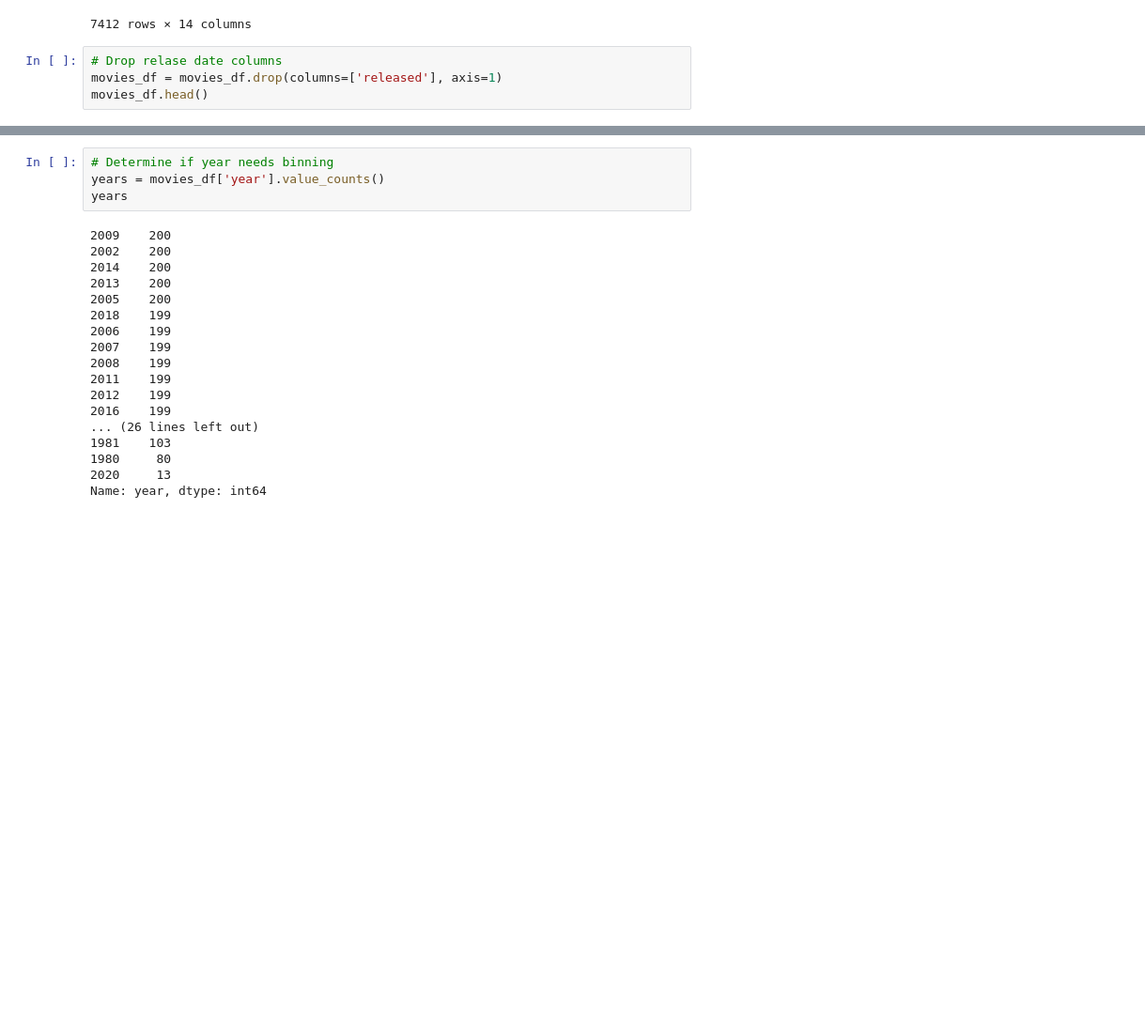
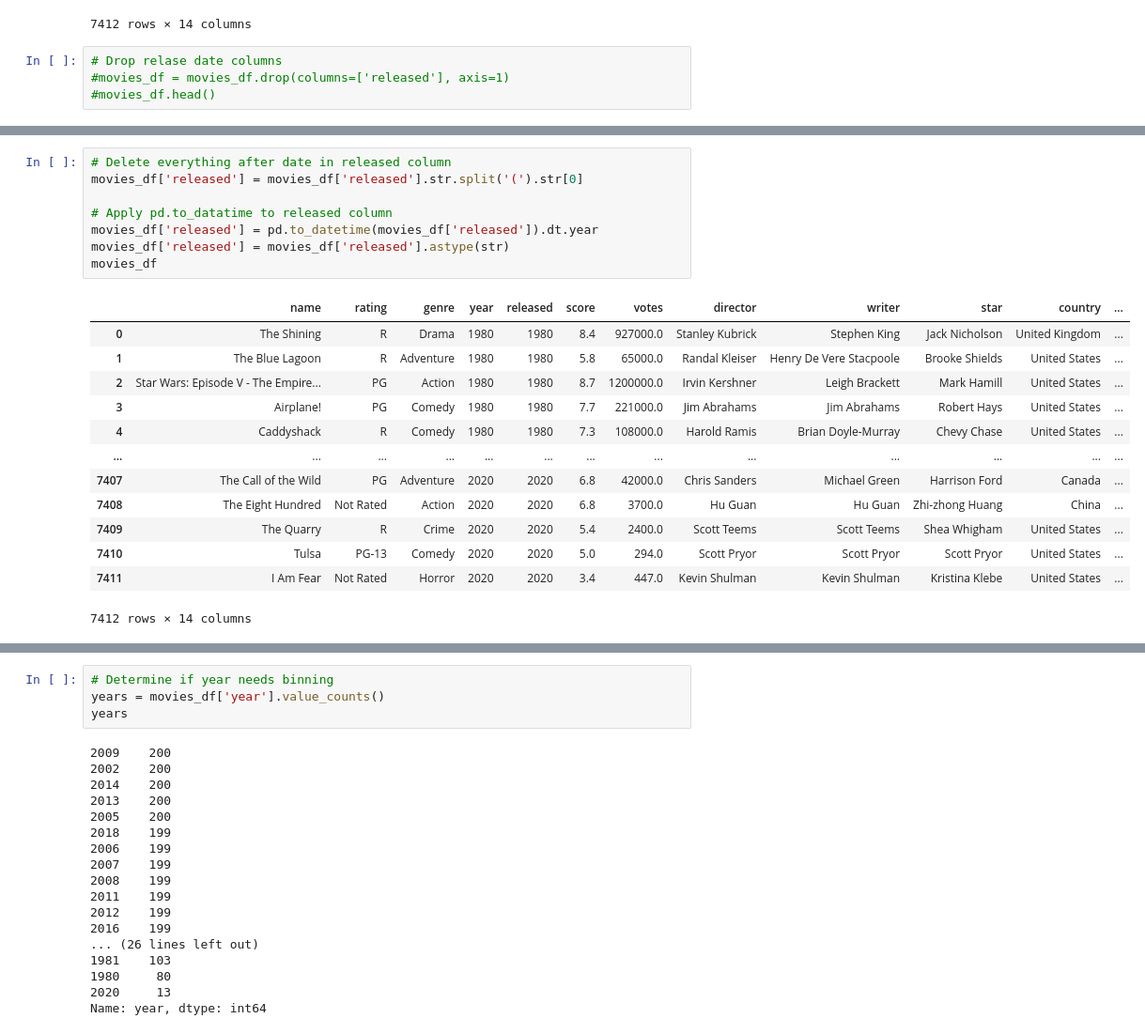
Before and after one commit to AleksKostrycka/Movie_Review_Project, a Jupyter notebook: Linear_Regression_Machine_Learning_Model.ipynb, the cells around one changed output, grey strips where cells are left out. Shown: that part at 94% size. Cells and saved outputs as stored; diff of their text form; blank space fills up the shorter version.

```diff
--- a/Linear_Regression_Machine_Learning_Model.ipynb
+++ b/Linear_Regression_Machine_Learning_Model.ipynb
@@ -41,5 +41,5 @@ movies_df
 7412 rows × 14 columns
 # %%
 # Drop relase date columns
-movies_df = movies_df.drop(columns=['released'], axis=1)
-movies_df.head()
+#movies_df = movies_df.drop(columns=['released'], axis=1)
+#movies_df.head()
@@ -52,0 +111,22 @@ movies_df.head()
+# %%
+# Delete everything after date in released column
+movies_df['released'] = movies_df['released'].str.split('(').str[0]
+
+# Apply pd.to_datatime to released column
+movies_df['released'] = pd.to_datetime(movies_df['released']).dt.year
+movies_df['released'] = movies_df['released'].astype(str)
+movies_df
+# %% [output]
+|  | name | rating | genre | year | released | score | votes | director | writer | star | country | ... |
+| 0 | The Shining | R | Drama | 1980 | 1980 | 8.4 | 927000.0 | Stanley Kubrick | Stephen King | Jack Nicholson | United Kingdom | ... |
+| 1 | The Blue Lagoon | R | Adventure | 1980 | 1980 | 5.8 | 65000.0 | Randal Kleiser | Henry De Vere Stacpoole | Brooke Shields | United States | ... |
+| 2 | Star Wars: Episode V - The Empire... | PG | Action | 1980 | 1980 | 8.7 | 1200000.0 | Irvin Kershner | Leigh Brackett | Mark Hamill | United States | ... |
+| 3 | Airplane! | PG | Comedy | 1980 | 1980 | 7.7 | 221000.0 | Jim Abrahams | Jim Abrahams | Robert Hays | United States | ... |
+| 4 | Caddyshack | R | Comedy | 1980 | 1980 | 7.3 | 108000.0 | Harold Ramis | Brian Doyle-Murray | Chevy Chase | United States | ... |
+| ... | ... | ... | ... | ... | ... | ... | ... | ... | ... | ... | ... | ... |
+| 7407 | The Call of the Wild | PG | Adventure | 2020 | 2020 | 6.8 | 42000.0 | Chris Sanders | Michael Green | Harrison Ford | Canada | ... |
+| 7408 | The Eight Hundred | Not Rated | Action | 2020 | 2020 | 6.8 | 3700.0 | Hu Guan | Hu Guan | Zhi-zhong Huang | China | ... |
+| 7409 | The Quarry | R | Crime | 2020 | 2020 | 5.4 | 2400.0 | Scott Teems | Scott Teems | Shea Whigham | United States | ... |
+| 7410 | Tulsa | PG-13 | Comedy | 2020 | 2020 | 5.0 | 294.0 | Scott Pryor | Scott Pryor | Scott Pryor | United States | ... |
+| 7411 | I Am Fear | Not Rated | Horror | 2020 | 2020 | 3.4 | 447.0 | Kevin Shulman | Kevin Shulman | Kristina Klebe | United States | ... |
+7412 rows × 14 columns
```
Also changed, not shown: parts of 24 cells of this notebook, 1 other file.
